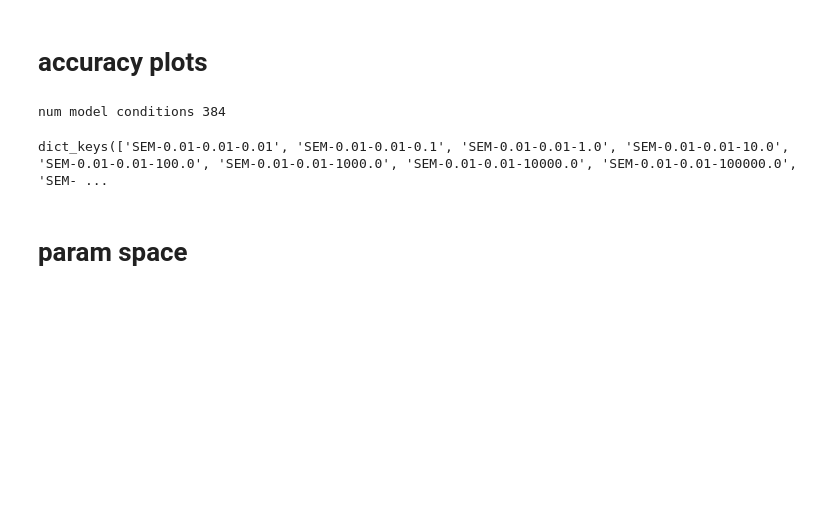
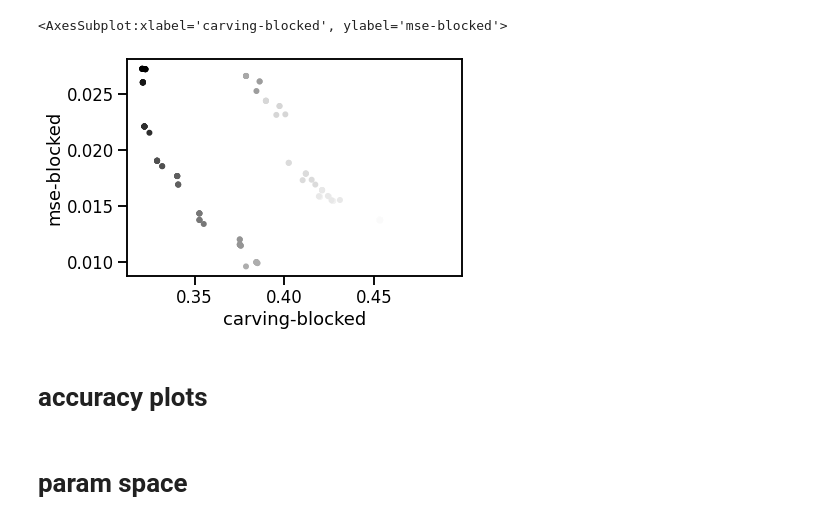
Before and after one commit to andrebeu/SEMCSW, a Jupyter notebook: NB-gs2_analysis.ipynb, the cells around one changed output. Cells and saved outputs as stored; diff of their text form; code cells hidden in the pictures; blank space fills up the shorter version.

```diff
--- a/NB-gs2_analysis.ipynb
+++ b/NB-gs2_analysis.ipynb
@@ -146,3 +226,13 @@ pd.DataFrame(L)
+# %%
+sdfplt = smdf2[smdf2.loc[:,'mse-blocked']<.1]
+sdfplt.plot.scatter('carving-blocked','mse-blocked',
+#                    c=np.log10(smdf2.alfa)
+                   c=sdfplt.loc[:,'num_schemas-interleaved']
+                  )
+# smdf2.plot.scatter?
+# %% [output]
+<AxesSubplot:xlabel='carving-blocked', ylabel='mse-blocked'>
+[figure, added]
 # %% [markdown]
 # accuracy plots
 # %%
@@ -178,9 +268 @@ def calc_mse(acc_cond_dict):
-# %%
-# D[model-param_str][cond] = [seed,time]
-accD = build_dataD(gsdf,metric='accuracy',verb=False)
-print('num model conditions',len(accD))
-accD.keys()
-# %% [output]
-num model conditions 384
-dict_keys(['SEM-0.01-0.01-0.01', 'SEM-0.01-0.01-0.1', 'SEM-0.01-0.01-1.0', 'SEM-0.01-0.01-10.0', 'SEM-0.01-0.01-100.0', 'SEM-0.01-0.01-1000.0', 'SEM-0.01-0.01-10000.0', 'SEM-0.01-0.01-100000.0', 'SEM- ...
 # %%
```
Also changed, not shown: parts of 23 cells of this notebook, 8 other files.
